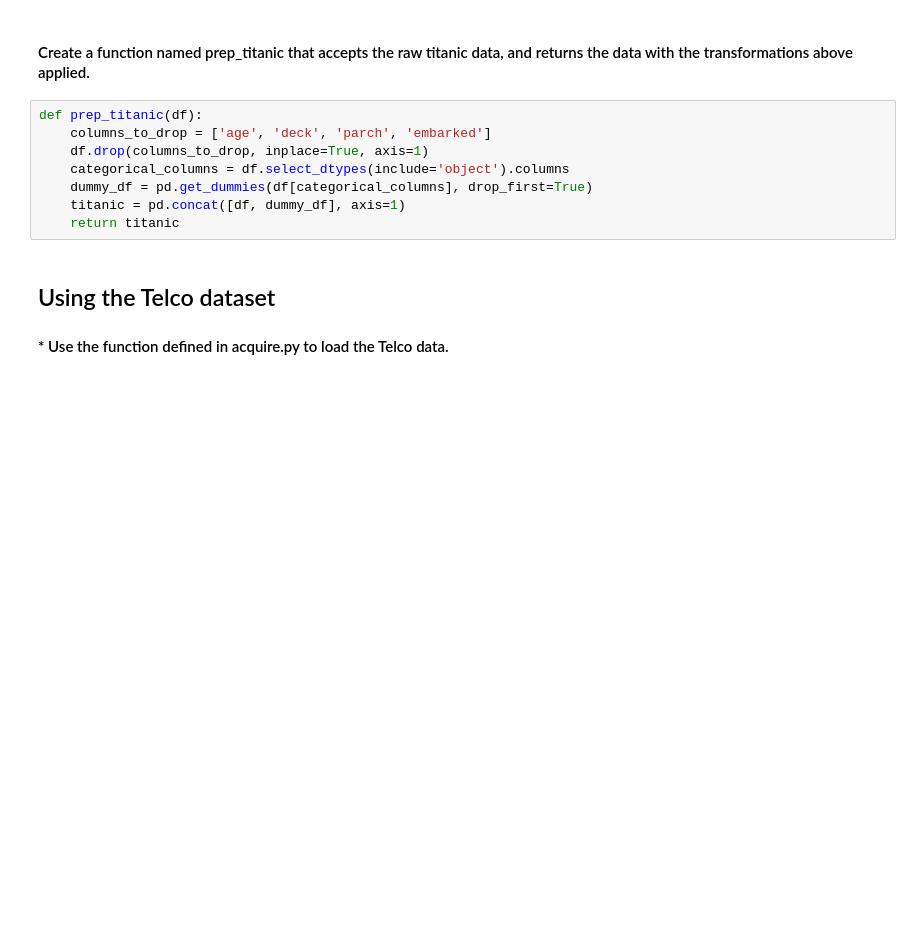
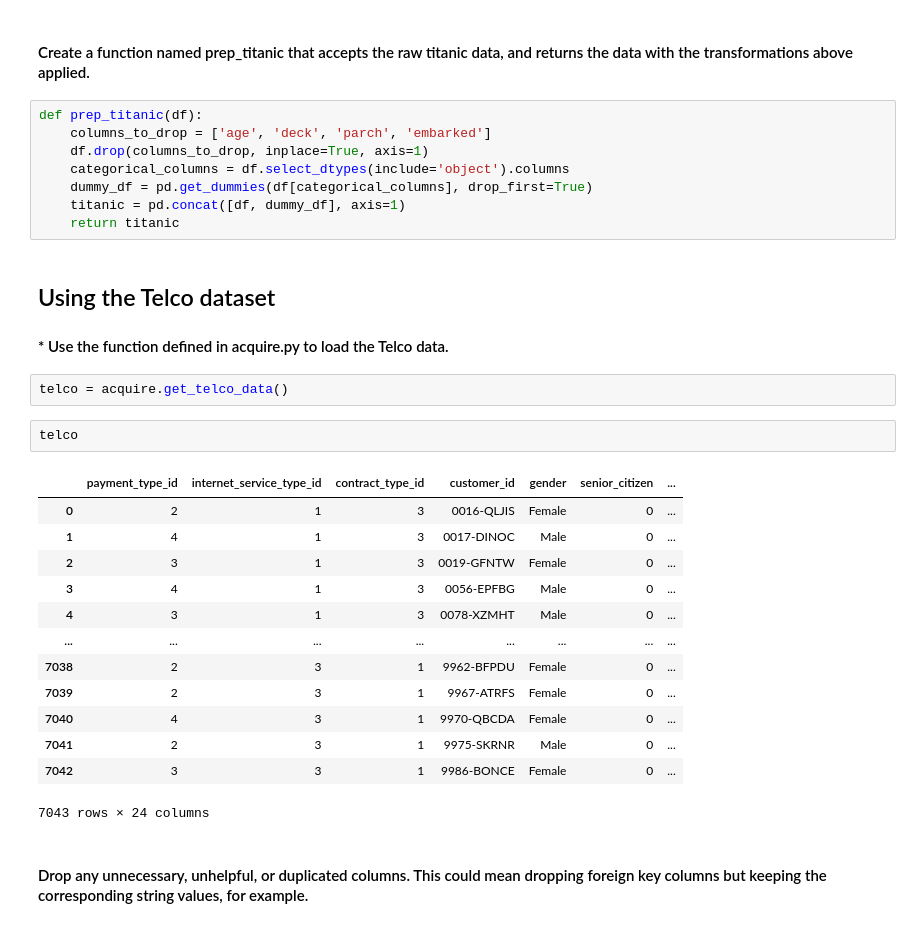
Before and after one commit to brentschriver/classification-exercises, a Jupyter notebook: classification-exercises-revisited.ipynb, the cells around one changed output. Drawn from its saved outputs; the diff is of its cells as text; blank space fills up the shorter version.

```diff
--- a/classification-exercises-revisited.ipynb
+++ b/classification-exercises-revisited.ipynb
@@ -183,3 +191,23 @@ def prep_titanic(df):
 ## Using the Telco dataset
 
 #### * Use the function defined in acquire.py to load the Telco data.
+# %%
+telco = acquire.get_telco_data()
+# %%
+telco
+# %% [output]
+|  | payment_type_id | internet_service_type_id | contract_type_id | customer_id | gender | senior_citizen | ... |
+| 0 | 2 | 1 | 3 | 0016-QLJIS | Female | 0 | ... |
+| 1 | 4 | 1 | 3 | 0017-DINOC | Male | 0 | ... |
+| 2 | 3 | 1 | 3 | 0019-GFNTW | Female | 0 | ... |
+| 3 | 4 | 1 | 3 | 0056-EPFBG | Male | 0 | ... |
+| 4 | 3 | 1 | 3 | 0078-XZMHT | Male | 0 | ... |
+| ... | ... | ... | ... | ... | ... | ... | ... |
+| 7038 | 2 | 3 | 1 | 9962-BFPDU | Female | 0 | ... |
+| 7039 | 2 | 3 | 1 | 9967-ATRFS | Female | 0 | ... |
+| 7040 | 4 | 3 | 1 | 9970-QBCDA | Female | 0 | ... |
+| 7041 | 2 | 3 | 1 | 9975-SKRNR | Male | 0 | ... |
+| 7042 | 3 | 3 | 1 | 9986-BONCE | Female | 0 | ... |
+7043 rows × 24 columns
+# %% [markdown]
+#### Drop any unnecessary, unhelpful, or duplicated columns. This could mean dropping foreign key columns but keeping the corresponding string values, for example.
```
Also changed, not shown: parts of 16 cells of this notebook.
